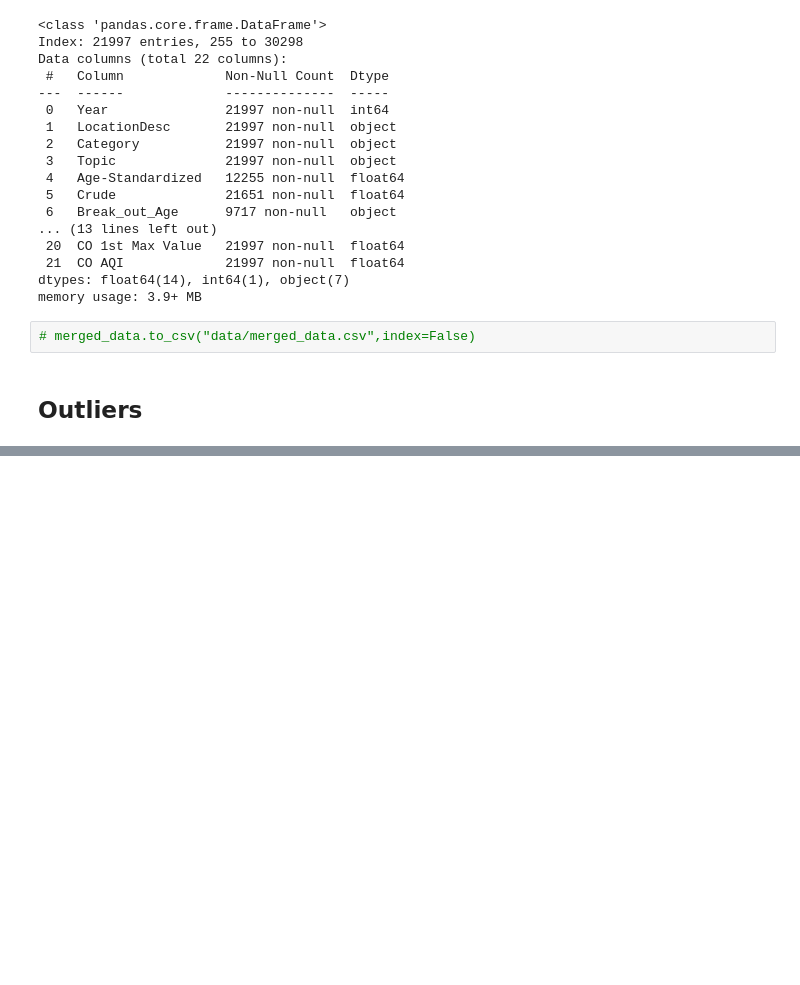
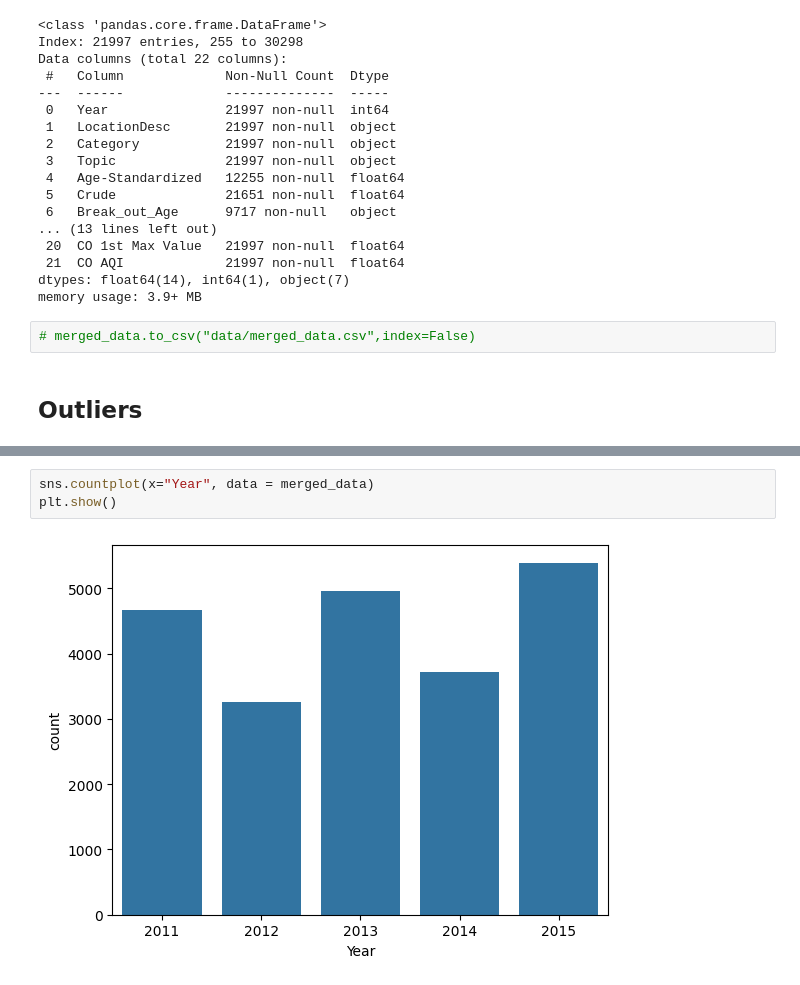
Before and after one commit to galav12/CSC442-Project, a Jupyter notebook: dataset_cleaner.ipynb, the cells around one changed output, grey strips where cells are left out. Saved outputs shown, nothing was run; the diff lists cells and outputs as text; blank space fills up the shorter version.

```diff
--- a/dataset_cleaner.ipynb
+++ b/dataset_cleaner.ipynb
@@ -132,0 +191,5 @@ plt.show()
+# %%
+sns.countplot(x="Year", data = merged_data)
+plt.show()
+# %% [output]
+[figure, added]
```
Also changed, not shown: parts of 31 cells of this notebook.
